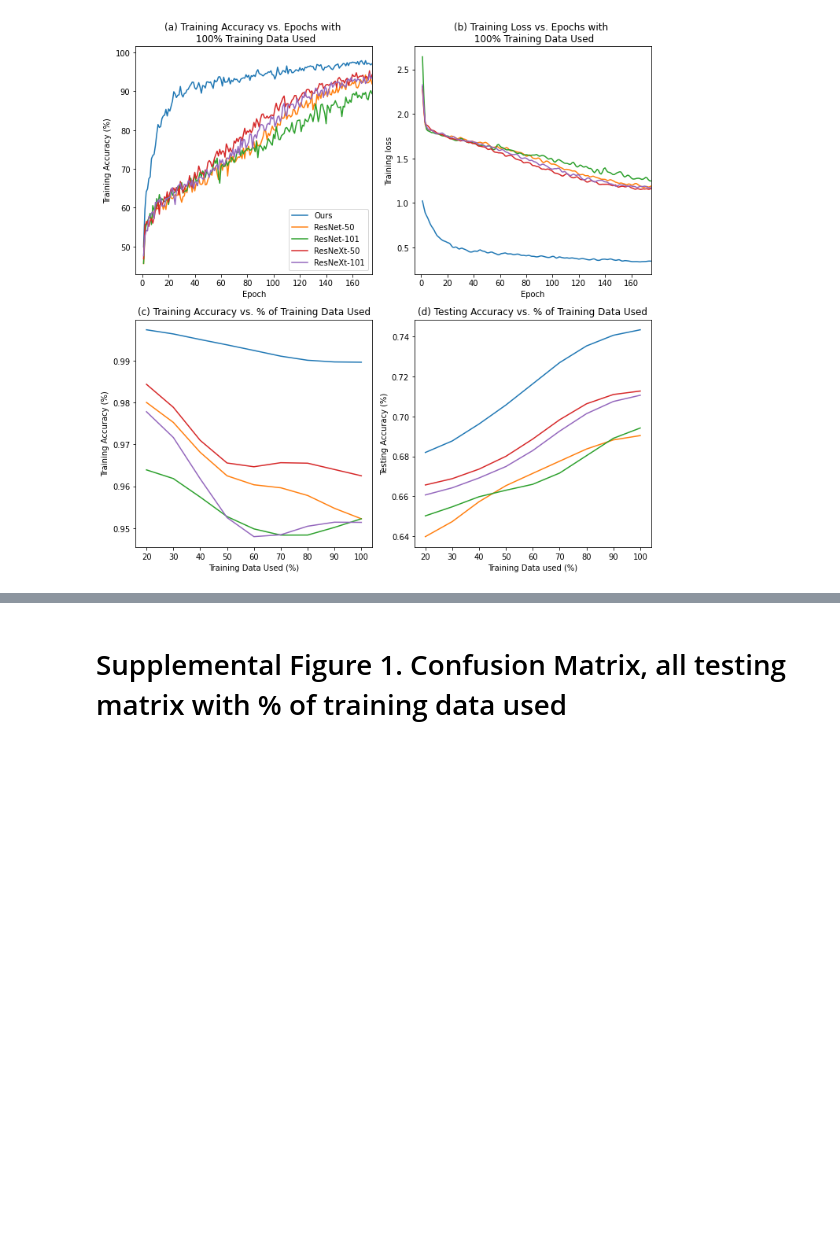
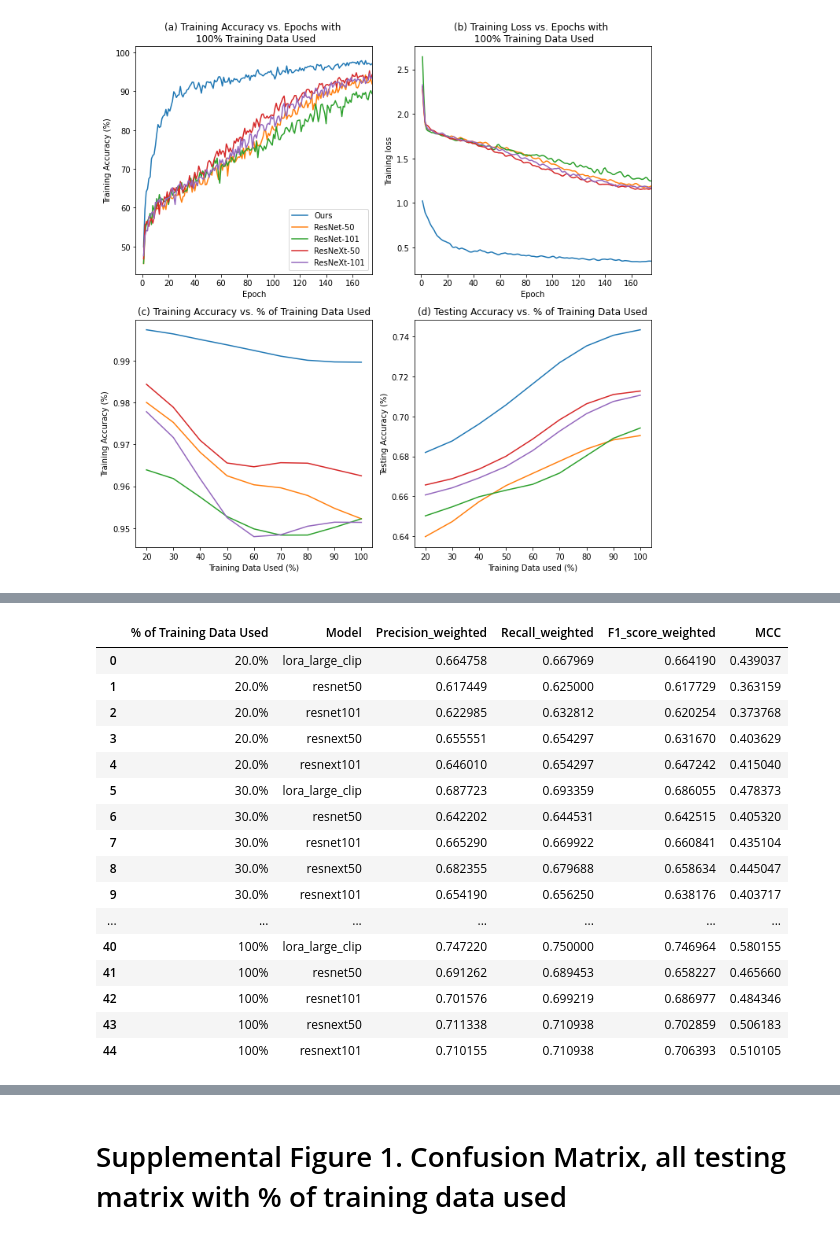
Before and after one commit to Deep-Fusion-Innovators/paper-Cervical-Cancer-Detection, a Jupyter notebook: figures.ipynb, the cells around one changed output, grey strips where cells are left out. Drawn from its saved outputs; the diff is of its cells as text; code cells hidden in the pictures; blank space fills up the shorter version.

Commit message:
performance metric

```diff
--- a/figures.ipynb
+++ b/figures.ipynb
@@ -203,0 +204,96 @@ Calibration plot？？
+# %%
+from sklearn.metrics import precision_score, recall_score, f1_score, matthews_corrcoef, roc_auc_score, confusion_matrix
+
+percentage_list = ["20.0%", "30.0%", "40.0%", "50.0%", "60.0%", "70.0%", "80.0%", "90.0%", "100%"]
+model_list = ["lora_large_clip", "resnet50", "resnet101", "resnext50", "resnext101"]
+
+df_performance_metric = pd.DataFrame(columns=["% of Training Data Used", "Model",
+                                              "Precision_macro", "Precision_micro", "Precision_weighted",
+                                              "Recall_macro", "Recall_micro", "Recall_weighted",
+                                              "F1_score_macro", "F1_score_micro", "F1_score_weighted",
+#                                               "Specialty_",
+                                              "MCC",
+#                                               "AUROC_macro", "AUROC_micro", "AUROC_weighted"
+                                             ])
+
+#df.loc[len(df)] = list
+for percentage in percentage_list:
+    for model in model_list:
+        df_row = [percentage, model]
+        df_predict = pd.read_csv(f"./result_eval/mobileODT{percentage}_{model}_predictions.csv")
+        y_true = df_predict["True Label"]
+        y_pred = df_predict["Predicted Label"]
+
+        # Precison
+        precision_macro = precision_score(y_true, y_pred, average = 'macro')
+        df_row.append(precision_macro)
+        precision_micro = precision_score(y_true, y_pred, average = 'micro')
+        df_row.append(precision_micro)
+        precision_weighted = precision_score(y_true, y_pred, average = 'weighted')
+        df_row.append(precision_weighted)
+
+        # Recall
+        recall_macro = recall_score(y_true, y_pred, average = 'macro')
+        df_row.append(recall_macro)
+        recall_micro = recall_score(y_true, y_pred, average = 'micro')
+        df_row.append(recall_micro)
+        recall_weighted = recall_score(y_true, y_pred, average = 'weighted')
+        df_row.append(recall_weighted)
+
+        # F1-score
+        f1_macro = f1_score(y_true, y_pred, average = 'macro')
+        df_row.append(f1_macro)
+        f1_micro = f1_score(y_true, y_pred, average = 'micro')
+        df_row.append(f1_micro)
+        f1_weighted = f1_score(y_true, y_pred, average = 'weighted')
+        df_row.append(f1_weighted)
+
+        # MCC
+        MCC = matthews_corrcoef(y_true, y_pred)
+        df_row.append(MCC)
+
+        # AUROC
+#         AUROC_macro = roc_auc_score(y_true, y_pred, average = 'macro')
+#         df_row.append(AUROC_macro)
+#         AUROC_micro = roc_auc_score(y_true, y_pred, average = 'micro')
+#         df_row.append(AUROC_micro)
+#         AUROC_weighted = roc_auc_score(y_true, y_pred, average = 'weighted')
+#         df_row.append(AUROC_weighted)
+
+        df_performance_metric.loc[len(df_performance_metric)] = df_row
+
+main_body_col = ["% of Training Data Used", "Model", "Precision_micro", "Recall_micro", "F1_score_micro", "MCC"]
+main_body_percent = "100%"
+df_performance_metric_main_body = df_performance_metric[main_body_col].copy()
+# df_performance_metric_main_body = df_performance_metric_main_body.loc[df_performance_metric_main_body["% of Training Data Used"] == main_body_percent]
+df_performance_metric_main_body
+
+main_body_col = ["% of Training Data Used", "Model", "Precision_macro", "Recall_macro", "F1_score_macro", "MCC"]
+main_body_percent = "100%"
+df_performance_metric_main_body = df_performance_metric[main_body_col].copy()
+# df_performance_metric_main_body = df_performance_metric_main_body.loc[df_performance_metric_main_body["% of Training Data Used"] == main_body_percent]
+df_performance_metric_main_body
+
+main_body_col = ["% of Training Data Used", "Model", "Precision_weighted", "Recall_weighted", "F1_score_weighted", "MCC"]
+main_body_percent = "100%"
+df_performance_metric_main_body = df_performance_metric[main_body_col].copy()
+# df_performance_metric_main_body = df_performance_metric_main_body.loc[df_performance_metric_main_body["% of Training Data Used"] == main_body_percent]
+df_performance_metric_main_body
+# %% [output]
+|  | % of Training Data Used | Model | Precision_weighted | Recall_weighted | F1_score_weighted | MCC |
+| 0 | 20.0% | lora_large_clip | 0.664758 | 0.667969 | 0.664190 | 0.439037 |
+| 1 | 20.0% | resnet50 | 0.617449 | 0.625000 | 0.617729 | 0.363159 |
+| 2 | 20.0% | resnet101 | 0.622985 | 0.632812 | 0.620254 | 0.373768 |
+| 3 | 20.0% | resnext50 | 0.655551 | 0.654297 | 0.631670 | 0.403629 |
+| 4 | 20.0% | resnext101 | 0.646010 | 0.654297 | 0.647242 | 0.415040 |
+| 5 | 30.0% | lora_large_clip | 0.687723 | 0.693359 | 0.686055 | 0.478373 |
+| 6 | 30.0% | resnet50 | 0.642202 | 0.644531 | 0.642515 | 0.405320 |
+| 7 | 30.0% | resnet101 | 0.665290 | 0.669922 | 0.660841 | 0.435104 |
+| 8 | 30.0% | resnext50 | 0.682355 | 0.679688 | 0.658634 | 0.445047 |
+| 9 | 30.0% | resnext101 | 0.654190 | 0.656250 | 0.638176 | 0.403717 |
+| ... | ... | ... | ... | ... | ... | ... |
+| 40 | 100% | lora_large_clip | 0.747220 | 0.750000 | 0.746964 | 0.580155 |
+| 41 | 100% | resnet50 | 0.691262 | 0.689453 | 0.658227 | 0.465660 |
+| 42 | 100% | resnet101 | 0.701576 | 0.699219 | 0.686977 | 0.484346 |
+| 43 | 100% | resnext50 | 0.711338 | 0.710938 | 0.702859 | 0.506183 |
+| 44 | 100% | resnext101 | 0.710155 | 0.710938 | 0.706393 | 0.510105 |
```
Also changed, not shown: parts of 4 cells of this notebook.
